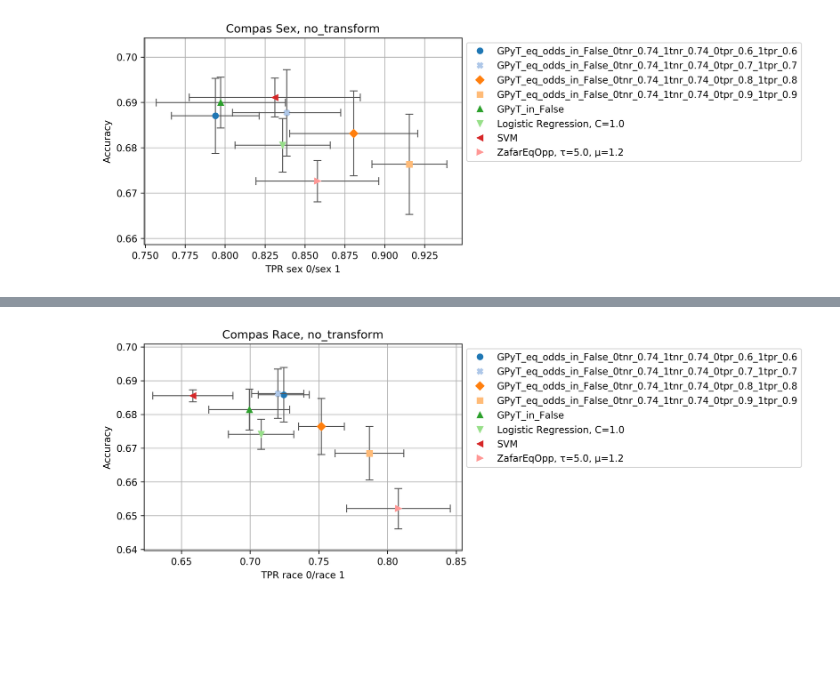
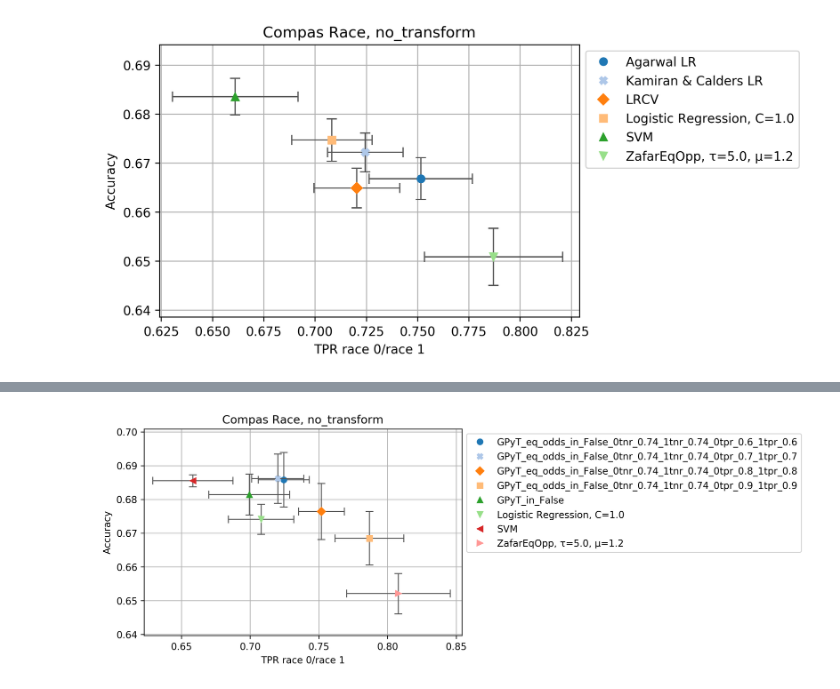
Before and after one commit to wearepal/ethicml-models, a Jupyter notebook: experiments/baselines.ipynb, the cells around one changed output, grey strips where cells are left out. Saved outputs shown, nothing was run; the diff lists cells and outputs as text; code cells hidden in the pictures; blank space fills up the shorter version.

Commit message:
Prepare LR experiments and save baselines

```diff
--- a/experiments/baselines.ipynb
+++ b/experiments/baselines.ipynb
@@ -42,10 +42,11 @@ for tpr in [0.6,0.7,0.8,0.9]:
     algos += [gp_eo(s_as_input=False, tnr1=tnr_in_false_race, tnr0=tnr_in_false_race, tpr0=tpr, tpr1=tpr, flags=gp_flags)]
 
 baselines = [
-     LR(),
-     SVM(),
-#     Agarwal(fairness="EqOd"),
-#     Kamiran(),
+    LR(),
+    LRCV(),
+    SVM(),
+    Agarwal(fairness="EqOd"),
+    Kamiran(),
 #     Kamishima(),
     ZafarEqOpp(),
 ]
@@ -58,13 +59,12 @@ data = [
 #     Adult("Sex"),
 ]
 # %%
-results = evaluate_models(
+results = evaluate_models_parallel(
     datasets=data,
-    inprocess_models=algos,
+    inprocess_models=baselines,
     metrics=[Accuracy(), TPR(), TNR()],
     per_sens_metrics=[TPR(), TNR()],
-    repeats=5,
+    repeats=10,
     proportional_splits=True,
-    delete_prev=True,  # delete previous results
+    topic="only_baselines",
 )
-results
@@ -88,6 +106,6 @@ results
 # %%
 # results = pd.read_csv("results/Compas Race_no_transform.csv").set_index(["dataset", "transform", "model", "repeat"])
 
-plot_mean_std_box(results.query('~model.str.contains("True")'), "Accuracy", "TPR_race_0/race_1", save=False, use_cross=True)[0][0]
+plot_mean_std_box(results, "Accuracy", "TPR_race_0/race_1", save=False, use_cross=True)[0][0]
 # %% [output]
-[figure, old version]
+[figure, new version]
```
Also changed, not shown: parts of 6 cells of this notebook, 8 other files.
